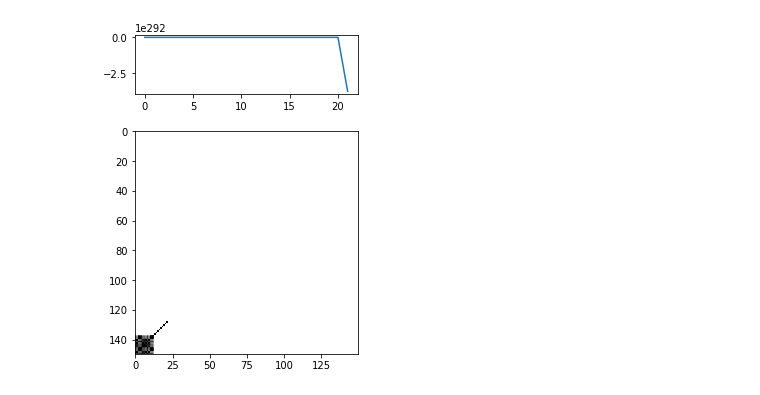
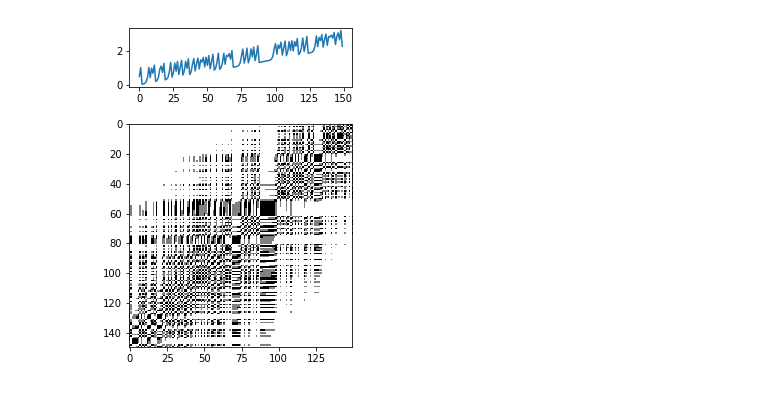
Before and after one commit to aronifanger/nltsa_app, a Jupyter notebook: RecurrencePlots/RecurrencePlots.ipynb, the cells around one changed output. Cells and saved outputs as stored; diff of their text form; code cells hidden in the pictures.

```diff
--- a/RecurrencePlots/RecurrencePlots.ipynb
+++ b/RecurrencePlots/RecurrencePlots.ipynb
@@ -5,6 +5,11 @@ from matplotlib import gridspec
 import math
 
 def rec_plot(s, eps=None, steps=None):
+
+    """
+    Função para plotar gráficos de recorrência
+    """
+
     if eps==None: eps=0.01
     if steps==None: steps=10
     N = s.size
@@ -14,7 +19,7 @@ def rec_plot(s, eps=None, steps=None):
 
     return Z[::-1,:]
 
-def rec_plot_pb(s, eps=None):
+def rec_plot_pb(s, eps=None, steps=None):
     if eps==None: eps=0.1
     N = s.size
     S = np.repeat(s[None,:], N, axis=0)
@@ -22,21 +27,14 @@ def rec_plot_pb(s, eps=None):
 
     return Z[::-1,:]
 
-def plot_graph(s, f=rec_plot, eps=None):
+def plot_graph(s, f=rec_plot, eps=None, steps=None):
     fig = plt.figure(figsize=(4, 6))
     gs = gridspec.GridSpec(2, 1, height_ratios=[1, 4])
     ax1 = plt.subplot(gs[0])
     ax2 = plt.subplot(gs[1])
     ax1.plot(s)
-    ax2.imshow(f(s, eps=eps), cmap='gray')
+    ax2.imshow(f(s, eps=eps, steps=steps), cmap='gray')
     plt.show()
-
-def brownian_path(N):
-    Δt_sqrt = math.sqrt(1 / N)
-    Z = np.random.randn(N)
-    Z[0] = 0
-    B = np.cumsum(Δt_sqrt * Z)
-    return B
 # %%
 %matplotlib inline
 
@@ -57,11 +55,17 @@ plot_graph(sin, rec_plot, eps=0.2)
-# %%
-def log_map(x0=0.49, r=4, c=0.01, serie=[], n=1, i=0):
-    if n == 0:
-        return serie
-    else:
-        return log_map(r * x0 * (1 - x0) + (c * i), r, c, serie + [x0], n-1, i+1)
+# %%
+def f(x, r=4, c=0.01, i=0):
+    return r * x * (1 - x) + (c * i)
+
+def log_map(x0=0.49, r=4, c=0.01, n=1):
+    x = x0
+
+    serie = []
+    for i in range(n):
+        serie.append(x + c * i)
+        x = f(x)
+    return serie
 # %%
-logistic = np.array(log_map(0.499, r=4, n=150))
-plot_graph(logistic, rec_plot, eps=0.2)
+logistic = np.array(log_map(0.49, r=4, n=150, c=0.015))
+plot_graph(logistic, rec_plot, eps=0.2, steps=2)
 # %% [output]
-[figure, old version]
+[figure, new version]
```
Also changed, not shown: parts of 4 cells of this notebook.
